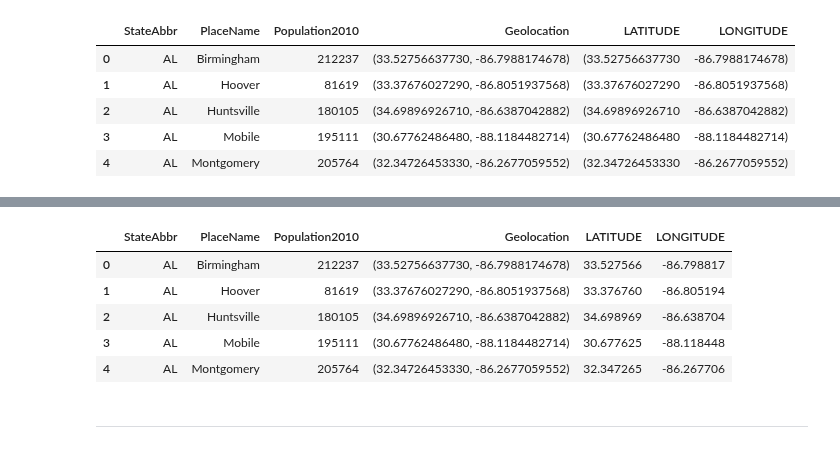
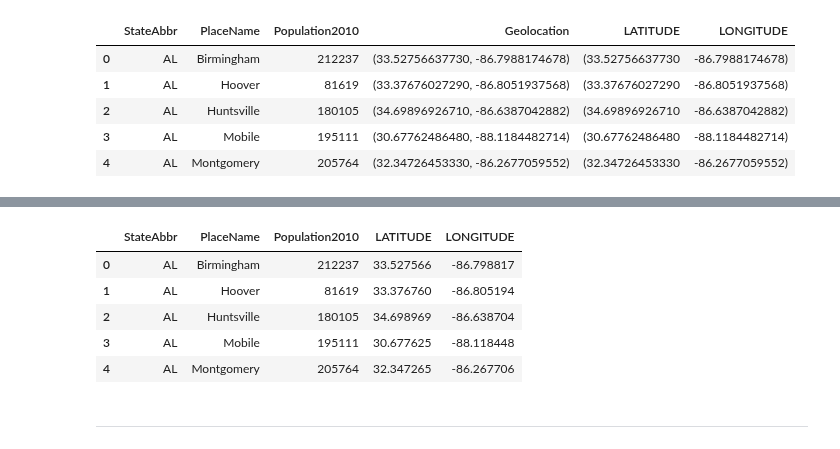
Before and after one commit to hank-butler/METAR_Data, a Jupyter notebook: code/01-data-cleaning.ipynb, the cells around one changed output, grey strips where cells are left out. Saved outputs shown, nothing was run; the diff lists cells and outputs as text; code cells hidden in the pictures.

Commit message:
finalized population data cleaning, exported as .csv

```diff
--- a/code/01-data-cleaning.ipynb
+++ b/code/01-data-cleaning.ipynb
@@ -191,10 +203,13 @@ AttributeError: 'float' object has no attribute 'replace'
 # %%
 # checking first few rows to see if any changes need to be made
+# Dropping Geolocation since coordinates columns are in float format
+us_pop.drop(columns = 'Geolocation', inplace = True)
+
 us_pop.head()
 # %% [output]
-|  | StateAbbr | PlaceName | Population2010 | Geolocation | LATITUDE | LONGITUDE |
-| 0 | AL | Birmingham | 212237 | (33.52756637730, -86.7988174678) | 33.527566 | -86.798817 |
-| 1 | AL | Hoover | 81619 | (33.37676027290, -86.8051937568) | 33.376760 | -86.805194 |
-| 2 | AL | Huntsville | 180105 | (34.69896926710, -86.6387042882) | 34.698969 | -86.638704 |
-| 3 | AL | Mobile | 195111 | (30.67762486480, -88.1184482714) | 30.677625 | -88.118448 |
-| 4 | AL | Montgomery | 205764 | (32.34726453330, -86.2677059552) | 32.347265 | -86.267706 |
+|  | StateAbbr | PlaceName | Population2010 | LATITUDE | LONGITUDE |
+| 0 | AL | Birmingham | 212237 | 33.527566 | -86.798817 |
+| 1 | AL | Hoover | 81619 | 33.376760 | -86.805194 |
+| 2 | AL | Huntsville | 180105 | 34.698969 | -86.638704 |
+| 3 | AL | Mobile | 195111 | 30.677625 | -88.118448 |
+| 4 | AL | Montgomery | 205764 | 32.347265 | -86.267706 |
```
Also changed, not shown: parts of 2 cells of this notebook, 1 other file.
